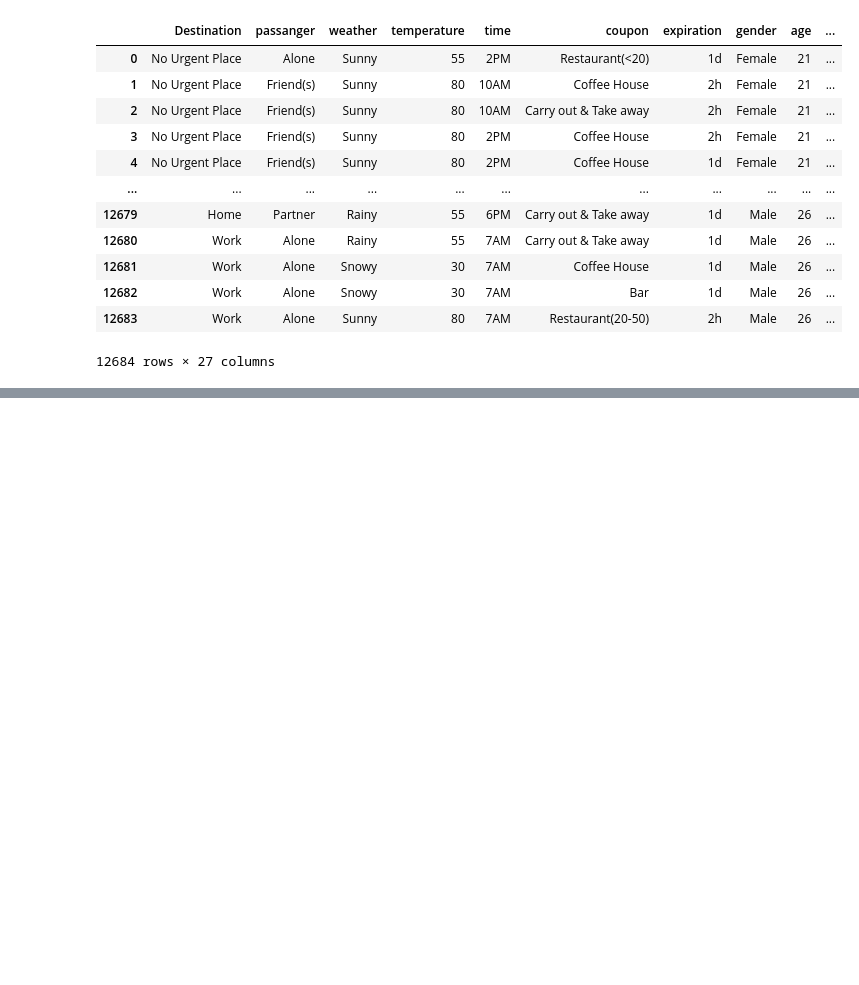
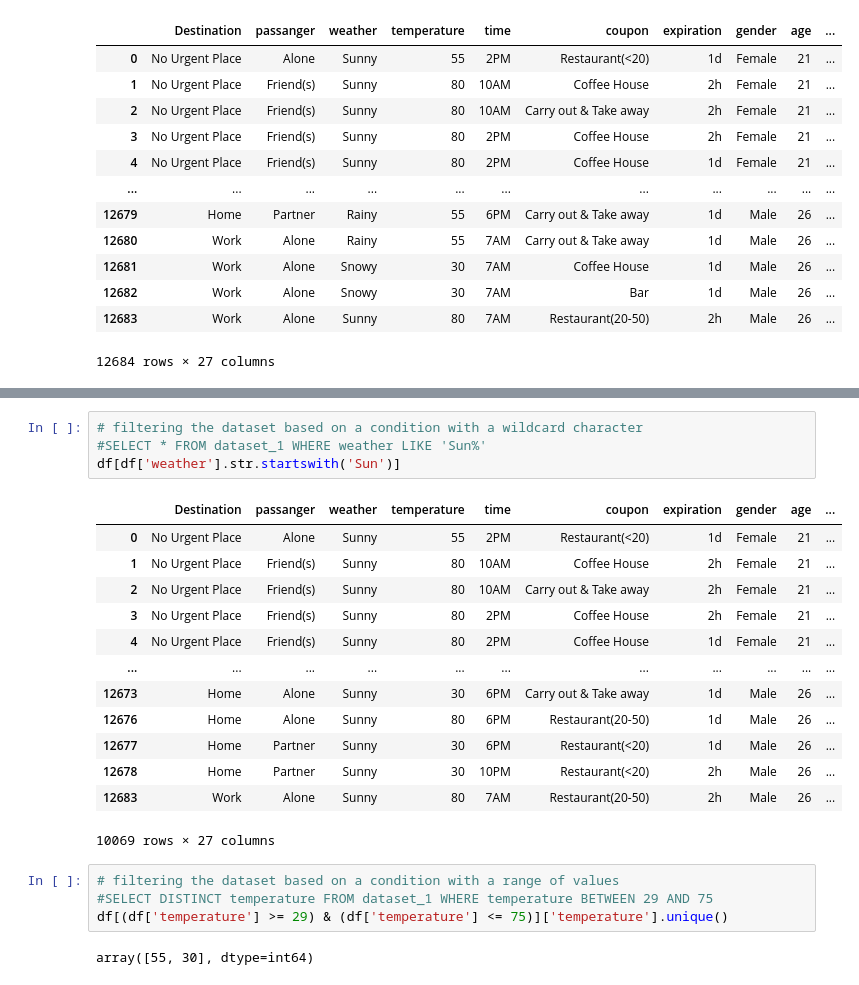
Before and after one commit to saisaket2004/N_IT, a Jupyter notebook: Pandas/sql vs python(data analysis - In-Vehicle Coupon Recommendation).ipynb, the cells around one changed output, grey strips where cells are left out. Saved outputs shown, nothing was run; the diff lists cells and outputs as text; blank space fills up the shorter version.

```diff
--- a/Pandas/sql vs python(data analysis - In-Vehicle Coupon Recommendation).ipynb
+++ b/Pandas/sql vs python(data analysis - In-Vehicle Coupon Recommendation).ipynb
@@ -143,0 +269,24 @@ df.groupby('occupation').size().to_frame('Count').reset_index()
+# %%
+# filtering the dataset based on a condition with a wildcard character
+#SELECT * FROM dataset_1 WHERE weather LIKE 'Sun%'
+df[df['weather'].str.startswith('Sun')]
+# %% [output]
+|  | Destination | passanger | weather | temperature | time | coupon | expiration | gender | age | ... |
+| 0 | No Urgent Place | Alone | Sunny | 55 | 2PM | Restaurant(<20) | 1d | Female | 21 | ... |
+| 1 | No Urgent Place | Friend(s) | Sunny | 80 | 10AM | Coffee House | 2h | Female | 21 | ... |
+| 2 | No Urgent Place | Friend(s) | Sunny | 80 | 10AM | Carry out & Take away | 2h | Female | 21 | ... |
+| 3 | No Urgent Place | Friend(s) | Sunny | 80 | 2PM | Coffee House | 2h | Female | 21 | ... |
+| 4 | No Urgent Place | Friend(s) | Sunny | 80 | 2PM | Coffee House | 1d | Female | 21 | ... |
+| ... | ... | ... | ... | ... | ... | ... | ... | ... | ... | ... |
+| 12673 | Home | Alone | Sunny | 30 | 6PM | Carry out & Take away | 1d | Male | 26 | ... |
+| 12676 | Home | Alone | Sunny | 80 | 6PM | Restaurant(20-50) | 1d | Male | 26 | ... |
+| 12677 | Home | Partner | Sunny | 30 | 6PM | Restaurant(<20) | 1d | Male | 26 | ... |
+| 12678 | Home | Partner | Sunny | 30 | 10PM | Restaurant(<20) | 2h | Male | 26 | ... |
+| 12683 | Work | Alone | Sunny | 80 | 7AM | Restaurant(20-50) | 2h | Male | 26 | ... |
+10069 rows × 27 columns
+# %%
+# filtering the dataset based on a condition with a range of values
+#SELECT DISTINCT temperature FROM dataset_1 WHERE temperature BETWEEN 29 AND 75
+df[(df['temperature'] >= 29) & (df['temperature'] <= 75)]['temperature'].unique()
+# %% [output]
+array([55, 30], dtype=int64)
```
Also changed, not shown: parts of 14 cells of this notebook.
